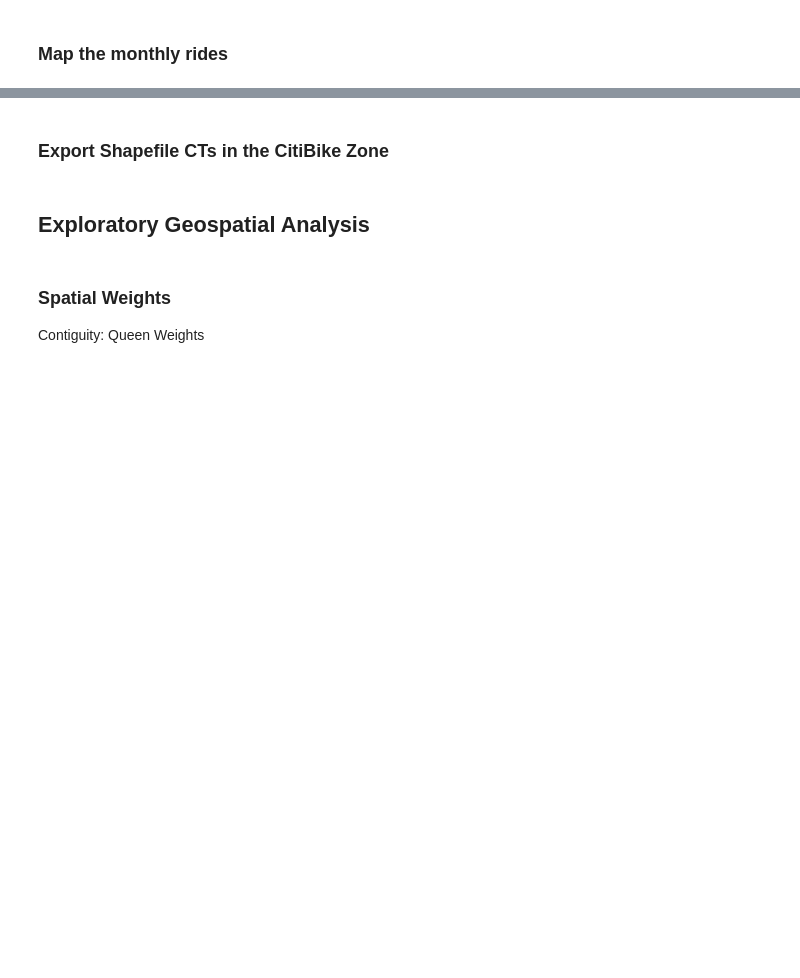
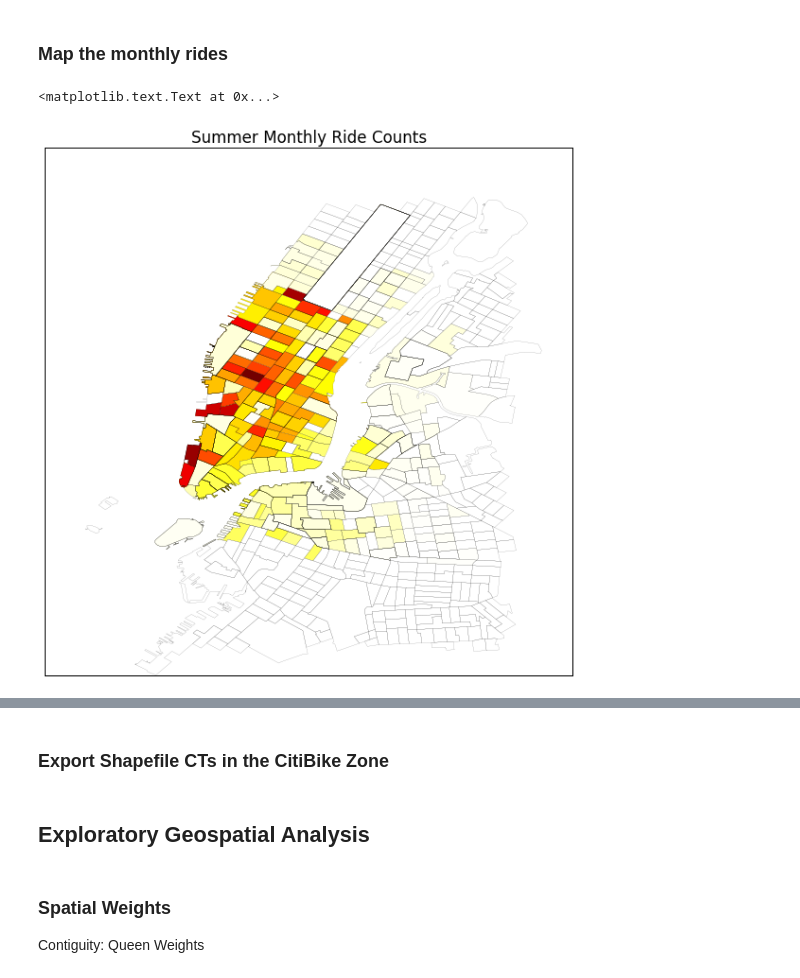
Before and after one commit to esanzglez/PUI2016_esg336, a Jupyter notebook: HW10_esg336/GeospatialAnalysis_CitiBike_esg336.ipynb, the cells around one changed output, grey strips where cells are left out. Cells and saved outputs as stored; diff of their text form; code cells hidden in the pictures; blank space fills up the shorter version.

```diff
--- a/HW10_esg336/GeospatialAnalysis_CitiBike_esg336.ipynb
+++ b/HW10_esg336/GeospatialAnalysis_CitiBike_esg336.ipynb
@@ -274,5 +327,5 @@ plt.title("Monthly Ride Counts")
 # %%
-ct_shape_MonthlyAve_Zoom=(ct_shape_MonthlyAve[ct_shape_MonthlyAve
+ct_shape_MonthlyAve_summer_Zoom=(ct_shape_MonthlyAve_summer[ct_shape_MonthlyAve_summer
                            .centroid
                            .apply(lambda c:c.x>-74.1 and c.x<-73.92 and c.y>40.65 and c.y<40.8)])
 # %%
@@ -283,6 +353,9 @@ print "Number of zoomed CTs:", len(temp.MonthlyAve)
 # %%
 f, ax = plt.subplots(figsize=(10,10))
 ax.get_xaxis().set_visible(False)
 ax.get_yaxis().set_visible(False)
-ct_shape_MonthlyAve_Zoom.plot(column='MonthlyAve',colormap='hot_r',alpha=1,linewidth=0.1,ax=ax)
-plt.title("Monthly Ride Counts")
+ct_shape_MonthlyAve_summer_Zoom.plot(column='MonthlyAve',colormap='hot_r',alpha=1,linewidth=0.1,ax=ax)
+plt.title("Summer Monthly Ride Counts")
+# %% [output]
+<matplotlib.text.Text at 0x...>
+[figure, added]
```
Also changed, not shown: parts of 75 cells of this notebook.
